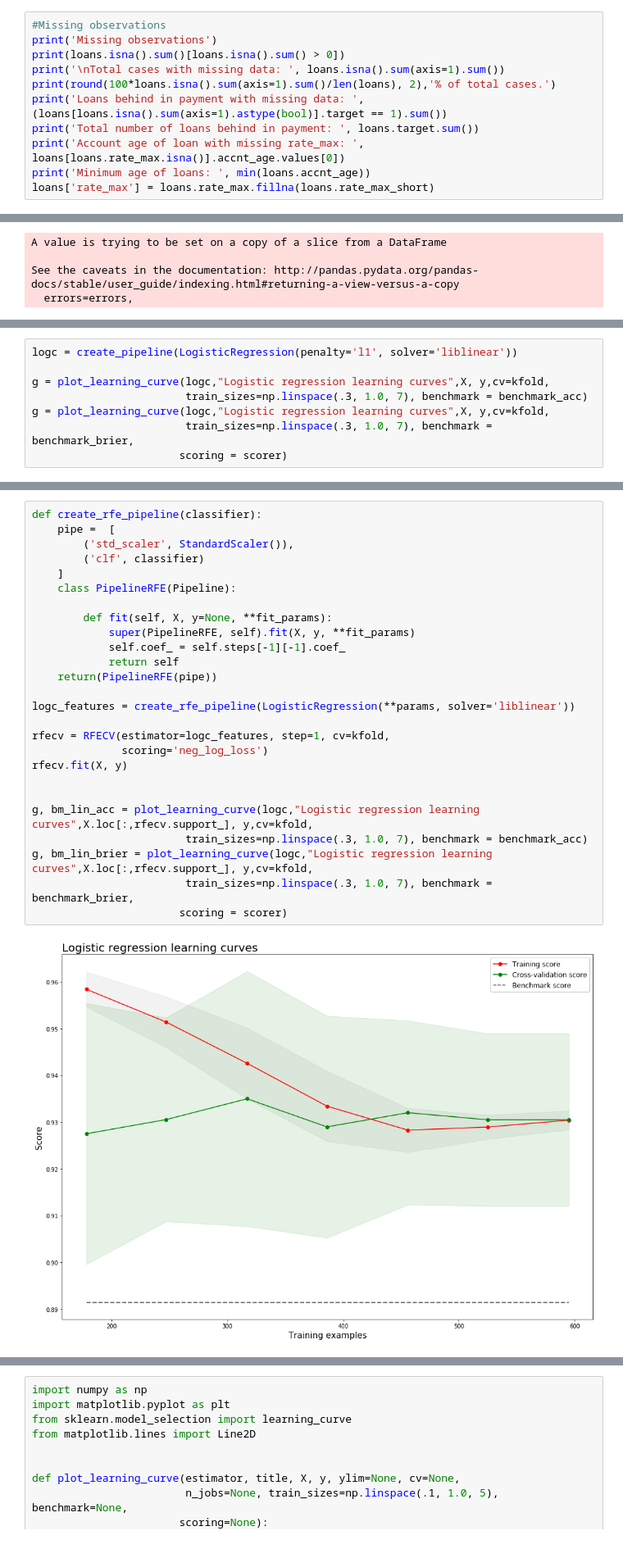
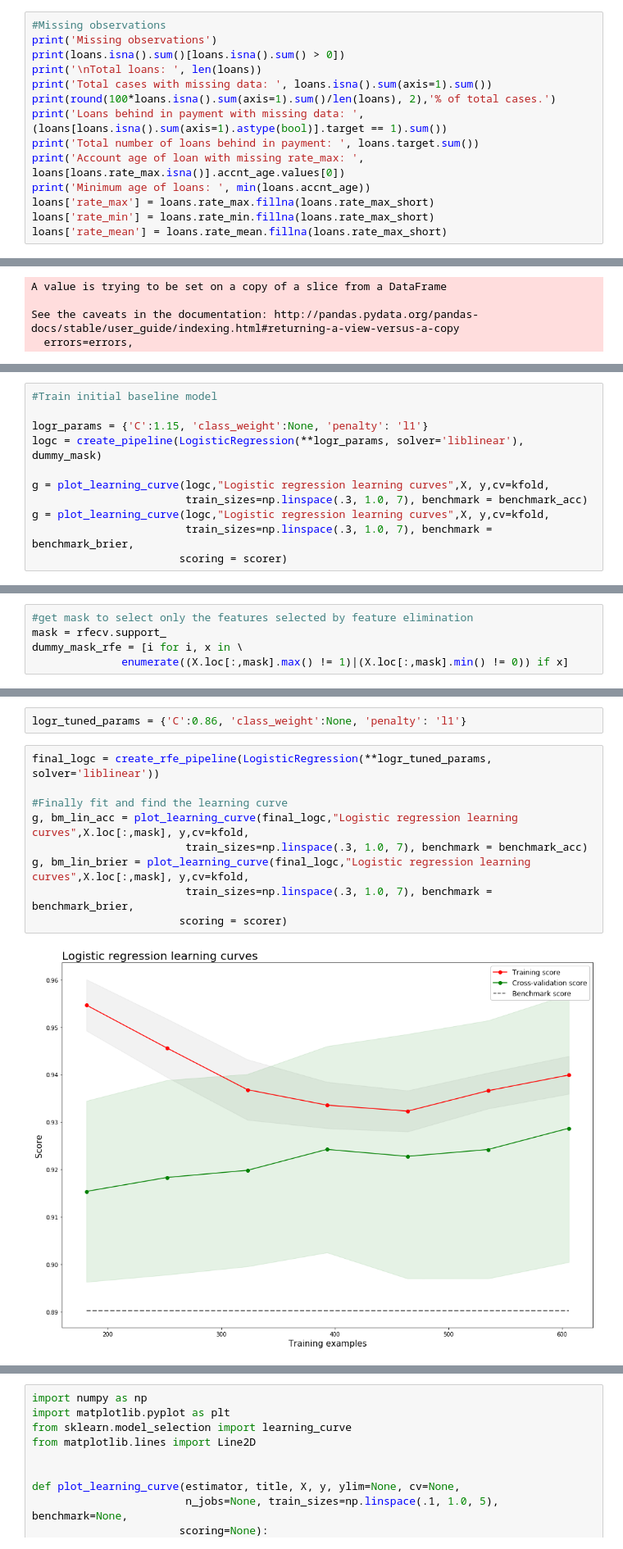
Before and after one commit to loerssoni/credit_risk_prediction, a Jupyter notebook: Credit default modeling.ipynb, the cells around one changed output, grey strips where cells are left out. Shown at 82% size. Saved outputs shown, nothing was run; the diff lists cells and outputs as text.

```diff
--- a/Credit default modeling.ipynb
+++ b/Credit default modeling.ipynb
@@ -26,13 +30,16 @@ with open('loan_data', 'rb') as file:
 #Missing observations
 print('Missing observations')
 print(loans.isna().sum()[loans.isna().sum() > 0])
-print('\nTotal cases with missing data: ', loans.isna().sum(axis=1).sum())
+print('\nTotal loans: ', len(loans))
+print('Total cases with missing data: ', loans.isna().sum(axis=1).sum())
 print(round(100*loans.isna().sum(axis=1).sum()/len(loans), 2),'% of total cases.')
 print('Loans behind in payment with missing data: ', (loans[loans.isna().sum(axis=1).astype(bool)].target == 1).sum())
 print('Total number of loans behind in payment: ', loans.target.sum())
 print('Account age of loan with missing rate_max: ', loans[loans.rate_max.isna()].accnt_age.values[0])
 print('Minimum age of loans: ', min(loans.accnt_age))
 loans['rate_max'] = loans.rate_max.fillna(loans.rate_max_short)
+loans['rate_min'] = loans.rate_min.fillna(loans.rate_max_short)
+loans['rate_mean'] = loans.rate_mean.fillna(loans.rate_max_short)
 # %% [output]
 Missing observations
 applicants    8
@@ -88,5 +132,8 @@ benchmark_brier = brier_score_loss(y, np.repeat(np.mean(y), len(y)))
 # %%
-logc = create_pipeline(LogisticRegression(penalty='l1', solver='liblinear'))
+#Train initial baseline model
+
+logr_params = {'C':1.15, 'class_weight':None, 'penalty': 'l1'}
+logc = create_pipeline(LogisticRegression(**logr_params, solver='liblinear'), dummy_mask)
 
 g = plot_learning_curve(logc,"Logistic regression learning curves",X, y,cv=kfold,
                         train_sizes=np.linspace(.3, 1.0, 7), benchmark = benchmark_acc)
@@ -105 +204,6 @@ I first run a quick gridsearch cross-validation to sort out suitable parameters
+# %%
+#get mask to select only the features selected by feature elimination
+mask = rfecv.support_
+dummy_mask_rfe = [i for i, x in \
+              enumerate((X.loc[:,mask].max() != 1)|(X.loc[:,mask].min() != 0)) if x]
 # %%
@@ -113,28 +227,13 @@ params = dict(zip(['C','class_weight','penalty'],search.best_params_.values()))
+# %%
+logr_tuned_params = {'C':0.86, 'class_weight':None, 'penalty': 'l1'}
 # %%
-def create_rfe_pipeline(classifier):
-    pipe =  [
-        ('std_scaler', StandardScaler()),
-        ('clf', classifier)
-    ]
-    class PipelineRFE(Pipeline):
+final_logc = create_rfe_pipeline(LogisticRegression(**logr_tuned_params, solver='liblinear'))
 
-        def fit(self, X, y=None, **fit_params):
-            super(PipelineRFE, self).fit(X, y, **fit_params)
-            self.coef_ = self.steps[-1][-1].coef_
-            return self
-    return(PipelineRFE(pipe))
-
-logc_features = create_rfe_pipeline(LogisticRegression(**params, solver='liblinear'))
-
-rfecv = RFECV(estimator=logc_features, step=1, cv=kfold,
-              scoring='neg_log_loss')
-rfecv.fit(X, y)
-
-
-g, bm_lin_acc = plot_learning_curve(logc,"Logistic regression learning curves",X.loc[:,rfecv.support_], y,cv=kfold,
+#Finally fit and find the learning curve
+g, bm_lin_acc = plot_learning_curve(final_logc,"Logistic regression learning curves",X.loc[:,mask], y,cv=kfold,
                         train_sizes=np.linspace(.3, 1.0, 7), benchmark = benchmark_acc)
-g, bm_lin_brier = plot_learning_curve(logc,"Logistic regression learning curves",X.loc[:,rfecv.support_], y,cv=kfold,
+g, bm_lin_brier = plot_learning_curve(final_logc,"Logistic regression learning curves",X.loc[:,mask], y,cv=kfold,
                         train_sizes=np.linspace(.3, 1.0, 7), benchmark = benchmark_brier,
                        scoring = scorer)
 # %% [output]
-[figure, old version]
+[figure, new version]
```
Also changed, not shown: parts of 26 cells of this notebook, 3 other files.
